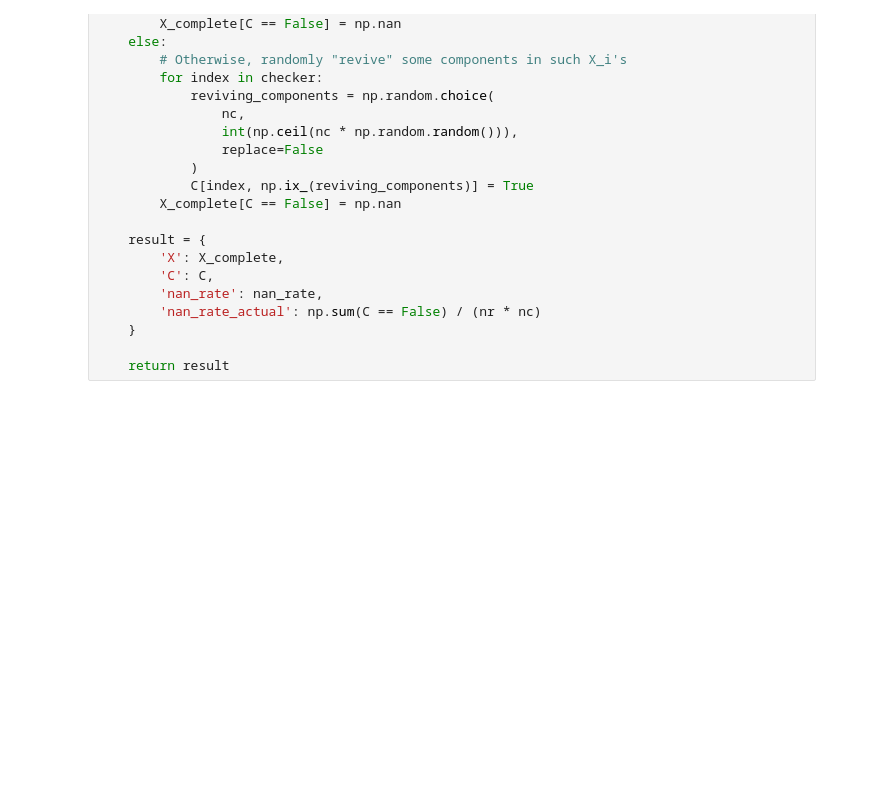
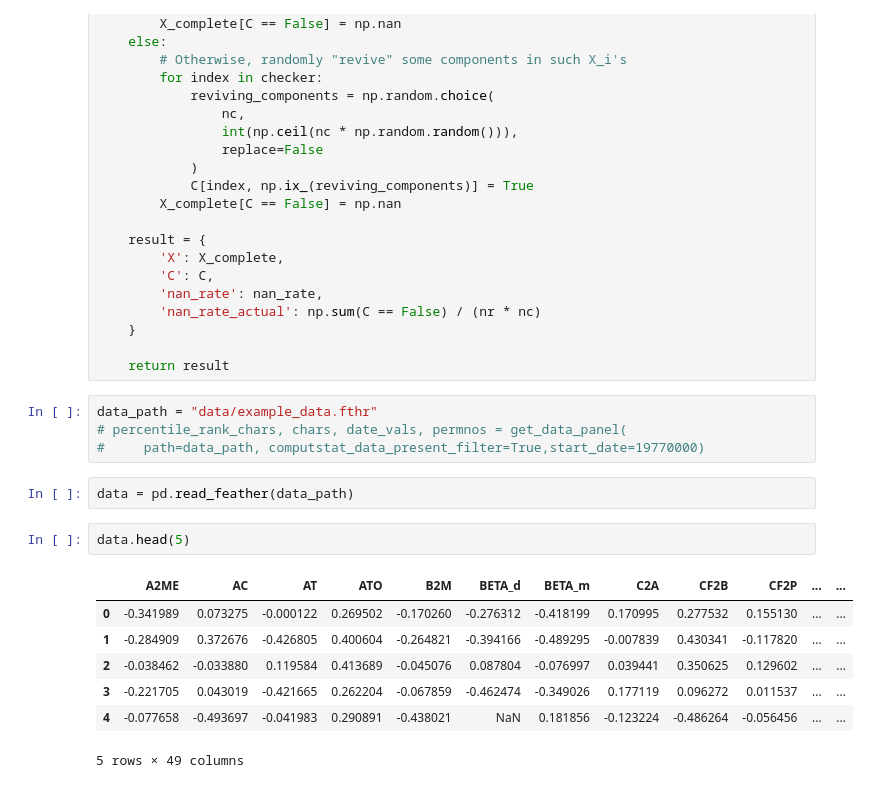
Before and after one commit to kennybix/Data-Imputation-in-Panel-Data, a Jupyter notebook: notebook.ipynb, the cells around one changed output. Cells and saved outputs as stored; diff of their text form; blank space fills up the shorter version.

```diff
--- a/notebook.ipynb
+++ b/notebook.ipynb
@@ -1105,3 +1105,19 @@ def simulate_nan(X, nan_rate):
     }
 
     return result
+# %%
+data_path = "data/example_data.fthr"
+# percentile_rank_chars, chars, date_vals, permnos = get_data_panel(
+#     path=data_path, computstat_data_present_filter=True,start_date=19770000)
+# %%
+data = pd.read_feather(data_path)
+# %%
+data.head(5)
+# %% [output]
+|  | A2ME | AC | AT | ATO | B2M | BETA_d | BETA_m | C2A | CF2B | CF2P | ... | ... |
+| 0 | -0.341989 | 0.073275 | -0.000122 | 0.269502 | -0.170260 | -0.276312 | -0.418199 | 0.170995 | 0.277532 | 0.155130 | ... | ... |
+| 1 | -0.284909 | 0.372676 | -0.426805 | 0.400604 | -0.264821 | -0.394166 | -0.489295 | -0.007839 | 0.430341 | -0.117820 | ... | ... |
+| 2 | -0.038462 | -0.033880 | 0.119584 | 0.413689 | -0.045076 | 0.087804 | -0.076997 | 0.039441 | 0.350625 | 0.129602 | ... | ... |
+| 3 | -0.221705 | 0.043019 | -0.421665 | 0.262204 | -0.067859 | -0.462474 | -0.349026 | 0.177119 | 0.096272 | 0.011537 | ... | ... |
+| 4 | -0.077658 | -0.493697 | -0.041983 | 0.290891 | -0.438021 | NaN | 0.181856 | -0.123224 | -0.486264 | -0.056456 | ... | ... |
+5 rows × 49 columns
```
Also changed, not shown: parts of 4 cells of this notebook, 3 other files.
